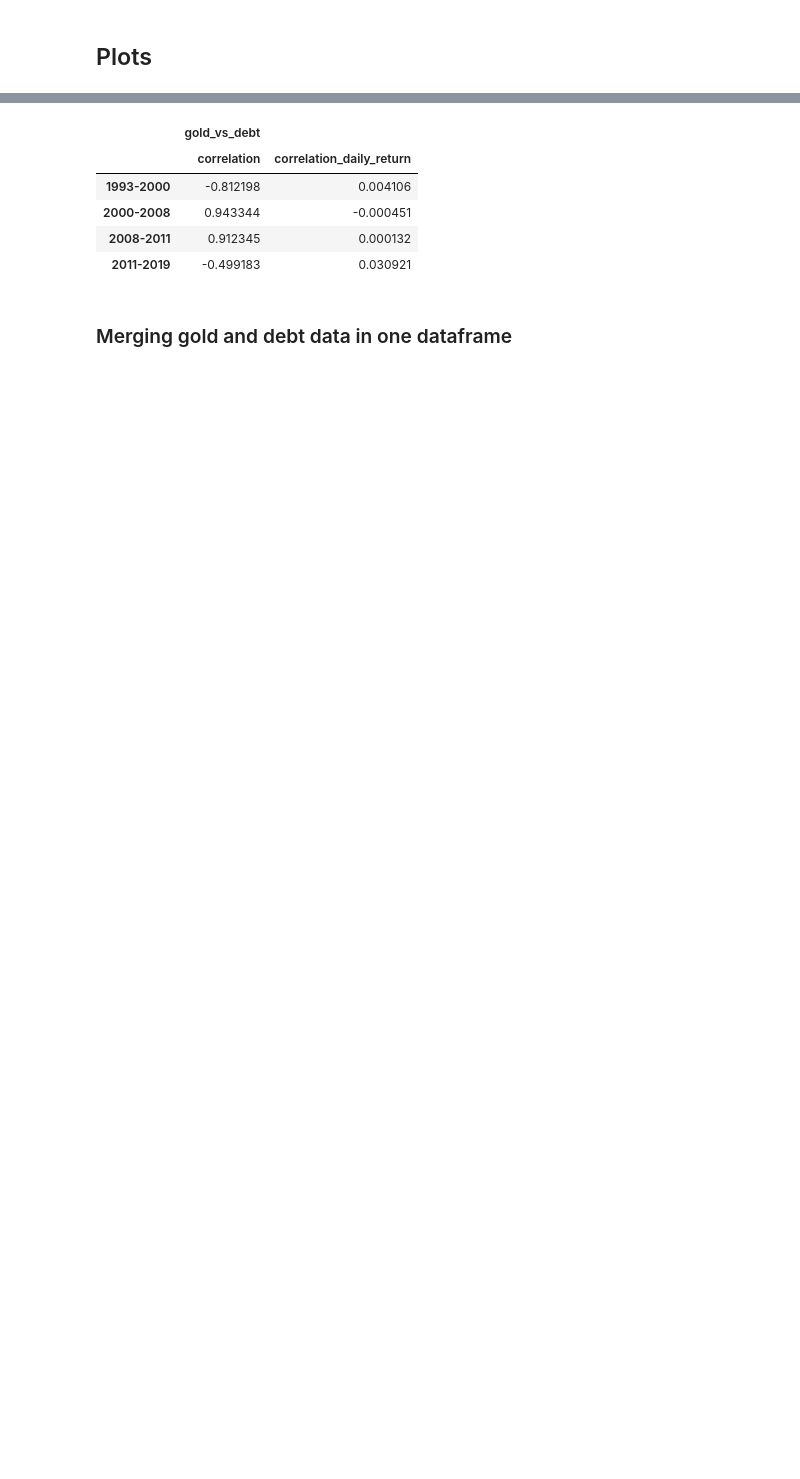
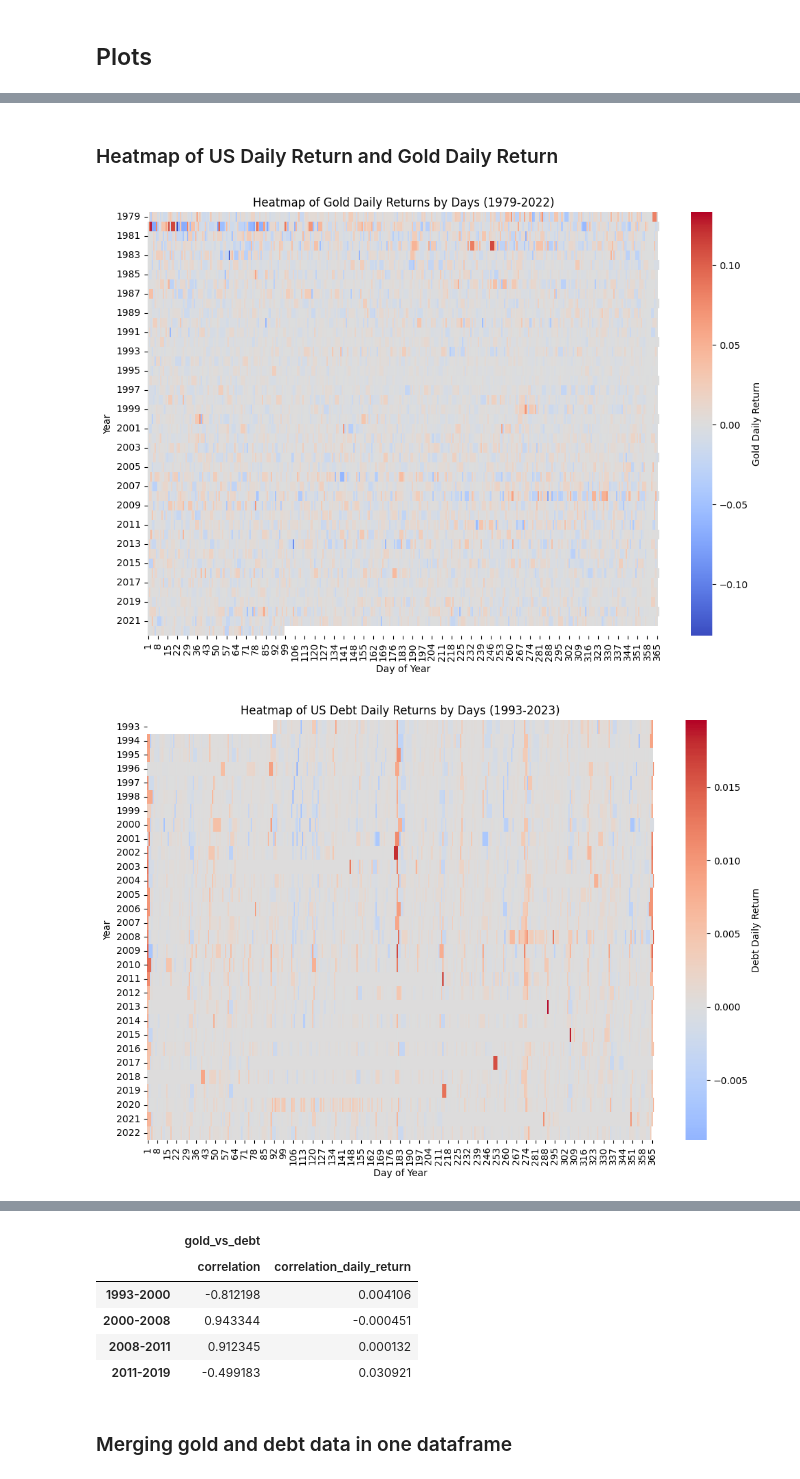
Before and after one commit to pafruchtenreich/ML_for_finance, a Jupyter notebook: notebook.ipynb, the cells around one changed output, grey strips where cells are left out. Drawn from its saved outputs; the diff is of its cells as text; code cells hidden in the pictures; blank space fills up the shorter version.

```diff
--- a/notebook.ipynb
+++ b/notebook.ipynb
@@ -146,0 +223,27 @@ plt.show()
+# %% [markdown]
+### Heatmap of US Daily Return and Gold Daily Return
+# %%
+# Heatmap of Gold daily returns by year
+gold_daily['Gold_Return'] = gold_daily['daily_return']
+gold_return_pivot = gold_daily.pivot('Year', 'DayOfYear', 'Gold_Return')
+
+plt.figure(figsize=(12, 8))
+sns.heatmap(gold_return_pivot, cmap='coolwarm', center=0, cbar_kws={'label': 'Gold Daily Return'})
+plt.title('Heatmap of Gold Daily Returns by Days (1979-2022)')
+plt.xlabel('Day of Year')
+plt.ylabel('Year')
+plt.show()
+
+# Heatmap of Debt daily returns by year
+debt_daily['Debt_Return'] = debt_daily['daily_return']
+debt_return_pivot = debt_daily.pivot('Year', 'DayOfYear', 'Debt_Return')
+
+plt.figure(figsize=(12, 8))
+sns.heatmap(debt_return_pivot, cmap='coolwarm', center=0, cbar_kws={'label': 'Debt Daily Return'})
+plt.title('Heatmap of US Debt Daily Returns by Days (1993-2023)')
+plt.xlabel('Day of Year')
+plt.ylabel('Year')
+plt.show()
+# %% [output]
+[figure, added]
+[figure, added]
```
Also changed, not shown: parts of 30 cells of this notebook.
